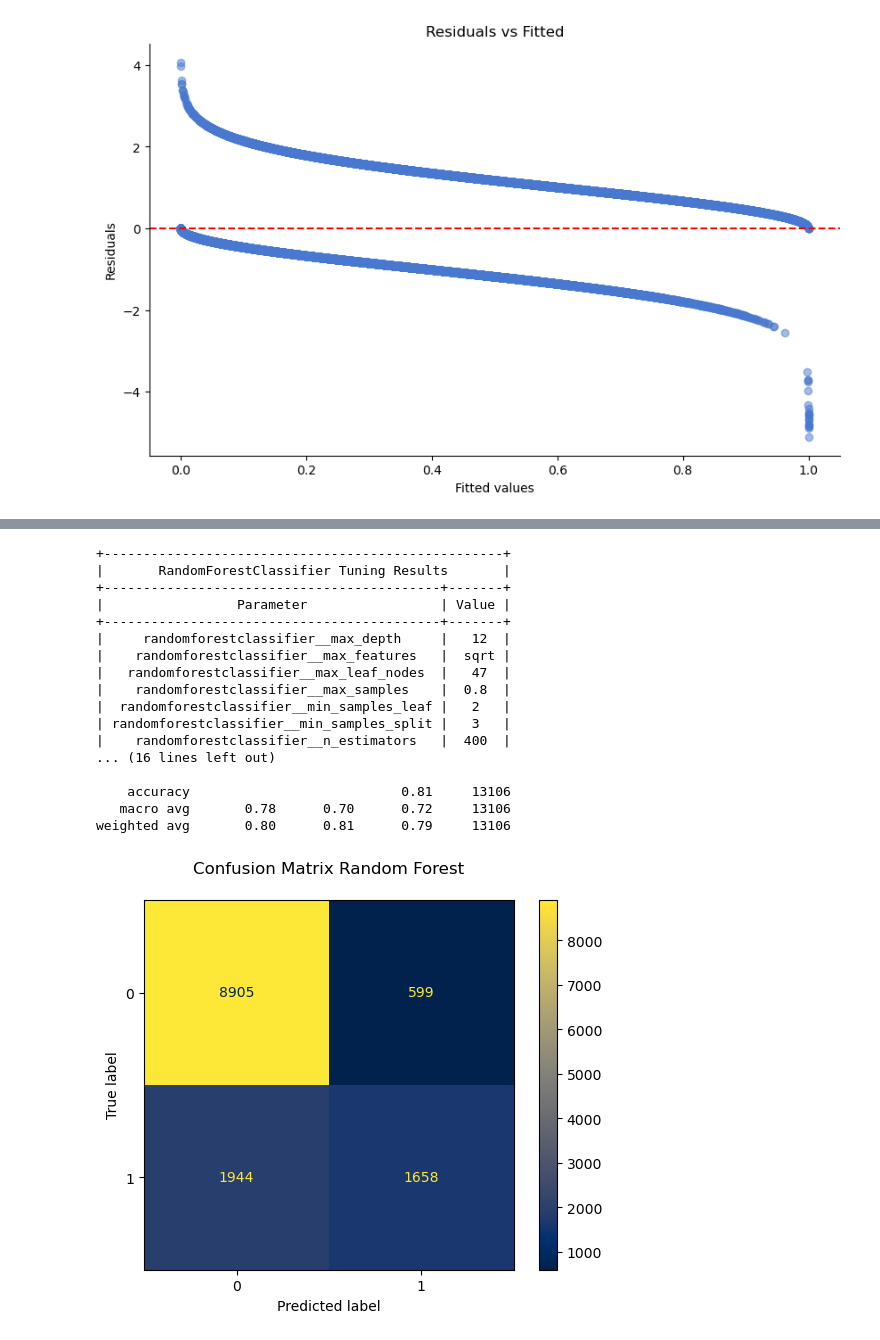
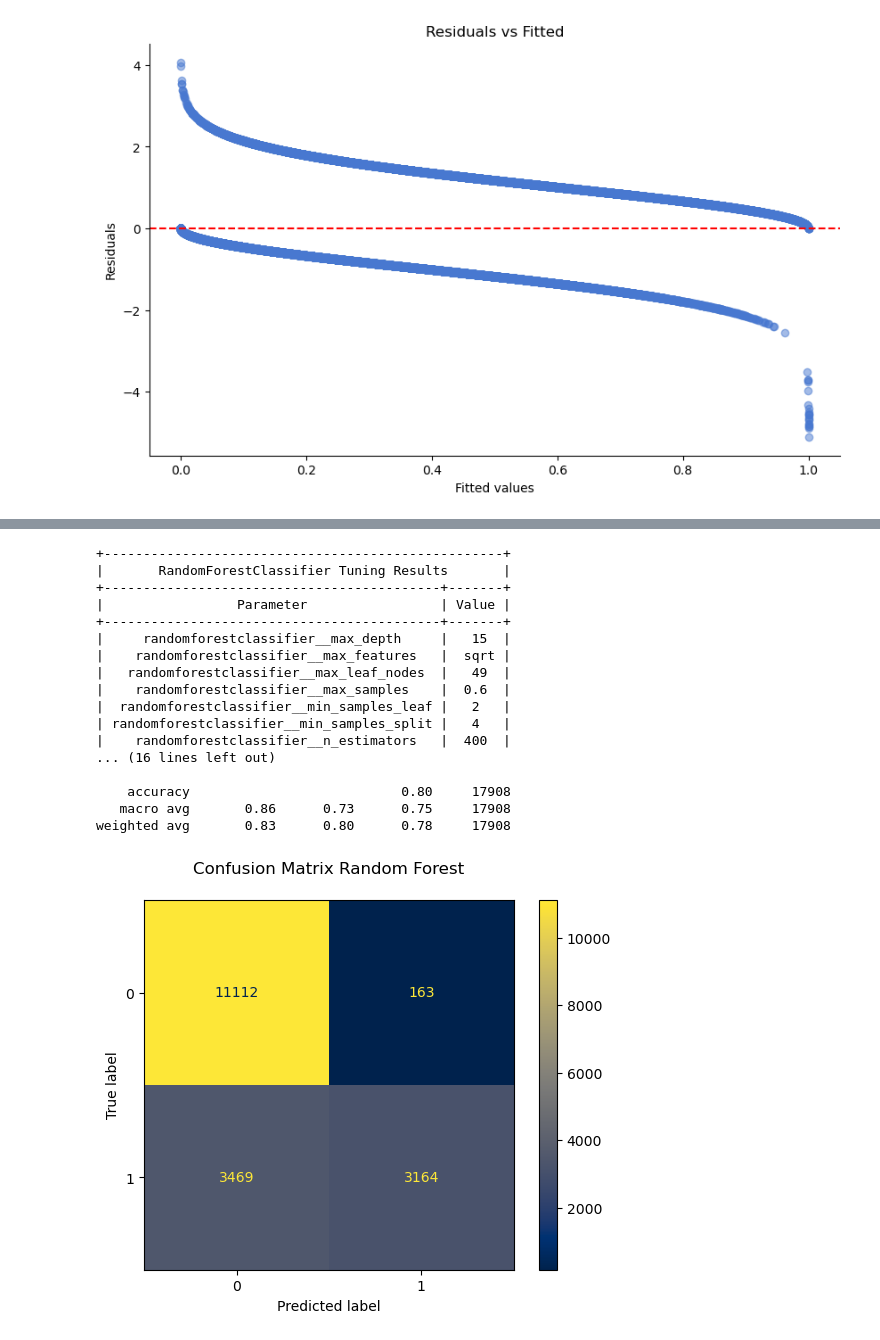
Before and after one commit to FutureGoose/advanced_techniques_logistic_regression, a Jupyter notebook: fundamentals_logistic_regression_part2.ipynb, the cells around one changed output, grey strips where cells are left out. Drawn from its saved outputs; the diff is of its cells as text; code cells hidden in the pictures.

```diff
--- a/fundamentals_logistic_regression_part2.ipynb
+++ b/fundamentals_logistic_regression_part2.ipynb
@@ -84,13 +93,10 @@ sns.despine()
 print("\nData Cleaning Report")
 print("--------------------")
 
-# Step 1: Reporting and Dropping the 'company' column due to irrelevance (being an ID) and missing values
-if 'company' in df.columns:
-    missing_values_company = df['company'].isnull().sum()
-    print(f"\nStep 1: 'company' column has {missing_values_company} missing values, representing a significant portion of the dataset. Dropping 'company' column due to its high number of missing values.")
-    df = df.drop(columns=['company'])
-else:
-    print("\nStep 1: 'company' column not found in the dataset.")
+# Step 1: Reporting and Dropping the 'company' column due to missing values and irrelevance (being an ID)
+missing_values_company = df['company'].isnull().sum()
+print(f"\nStep 1: 'company' column has {missing_values_company} missing values. Dropping 'company' column as it's an ID column, thus irrelevant for analysis.")
+df = df.drop(columns=['company'])
 
 # Step 2: Impute missing values for 'agent' and 'country'
 df['agent'] = df['agent'].fillna(0)  # Replacing missing 'agent' values with 0
@@ -1083,49 +1158,49 @@ def display_search_results(search_estimator, X_train=None, y_train=None, X_val=N
 # %%
 # Hyperparameter grid for RandomForestRegressor
 param_grid = {
-    'randomforestclassifier__max_depth': [12],        # Sets the maximum depth of the trees, limiting how many splits it can make
+    'randomforestclassifier__max_depth': [15],        # Sets the maximum depth of the trees, limiting how many splits it can make
     'randomforestclassifier__max_features': ['sqrt'], # Specifies the maximum number of features considered when looking for the best split
-    'randomforestclassifier__max_leaf_nodes': [47],   # Limits the maximum number of leaf nodes, reducing overfitting by preventing the tree from growing too complex
-    'randomforestclassifier__max_samples': [0.8],     # Determines the fraction of the original dataset given to any individual tree, reducing training time
+    'randomforestclassifier__max_leaf_nodes': [49],   # Limits the maximum number of leaf nodes, reducing overfitting by preventing the tree from growing too complex
+    'randomforestclassifier__max_samples': [0.6],     # Determines the fraction of the original dataset given to any individual tree, reducing training time
     'randomforestclassifier__min_samples_leaf': [2],  # Requires at least this many samples to be at a leaf node, further preventing overfitting by ensuring a minimum number of samples at the leaves
-    'randomforestclassifier__min_samples_split': [3], # Sets the minimum number of samples required to split an internal node
+    'randomforestclassifier__min_samples_split': [4], # Sets the minimum number of samples required to split an internal node
     'randomforestclassifier__n_estimators': [400],    # Specifies the number of trees in the forest, affecting the model's performance and computational cost
 
 }
 
 # Grid search setup
 grid_rf = GridSearchCV(estimator=pipe,
                       param_grid=param_grid,
                       cv=5,
                       scoring="f1",
                       n_jobs=-1)
 
 # Fit model to data
-grid_rf.fit(X_train, y_train)
+grid_rf.fit(X_train2, y_train2)
 
 # Show best params and scores
-display_search_results(grid_rf, X_train, y_train, X_val, y_val)
+display_search_results(grid_rf, X_train2, y_train2, X_val2, y_val2)
 
 # Confusion Matrix from estimator
-ConfusionMatrixDisplay.from_estimator(grid_rf, X_val, y_val, cmap='cividis')
+ConfusionMatrixDisplay.from_estimator(grid_rf, X_val2, y_val2, cmap='cividis')
 plt.title('Confusion Matrix Random Forest', y=1.05)
 plt.show()
 # %% [output]
 +---------------------------------------------------+
 |       RandomForestClassifier Tuning Results       |
 +-------------------------------------------+-------+
 |                 Parameter                 | Value |
 +-------------------------------------------+-------+
-|     randomforestclassifier__max_depth     |   12  |
+|     randomforestclassifier__max_depth     |   15  |
 |    randomforestclassifier__max_features   |  sqrt |
-|   randomforestclassifier__max_leaf_nodes  |   47  |
-|    randomforestclassifier__max_samples    |  0.8  |
+|   randomforestclassifier__max_leaf_nodes  |   49  |
+|    randomforestclassifier__max_samples    |  0.6  |
 |  randomforestclassifier__min_samples_leaf |   2   |
-| randomforestclassifier__min_samples_split |   3   |
+| randomforestclassifier__min_samples_split |   4   |
 |    randomforestclassifier__n_estimators   |  400  |
 ... (16 lines left out)
 
-    accuracy                           0.81     13106
-   macro avg       0.78      0.70      0.72     13106
-weighted avg       0.80      0.81      0.79     13106
+    accuracy                           0.80     17908
+   macro avg       0.86      0.73      0.75     17908
+weighted avg       0.83      0.80      0.78     17908
-[figure, old version]
+[figure, new version]
```
Also changed, not shown: parts of 44 cells of this notebook.
